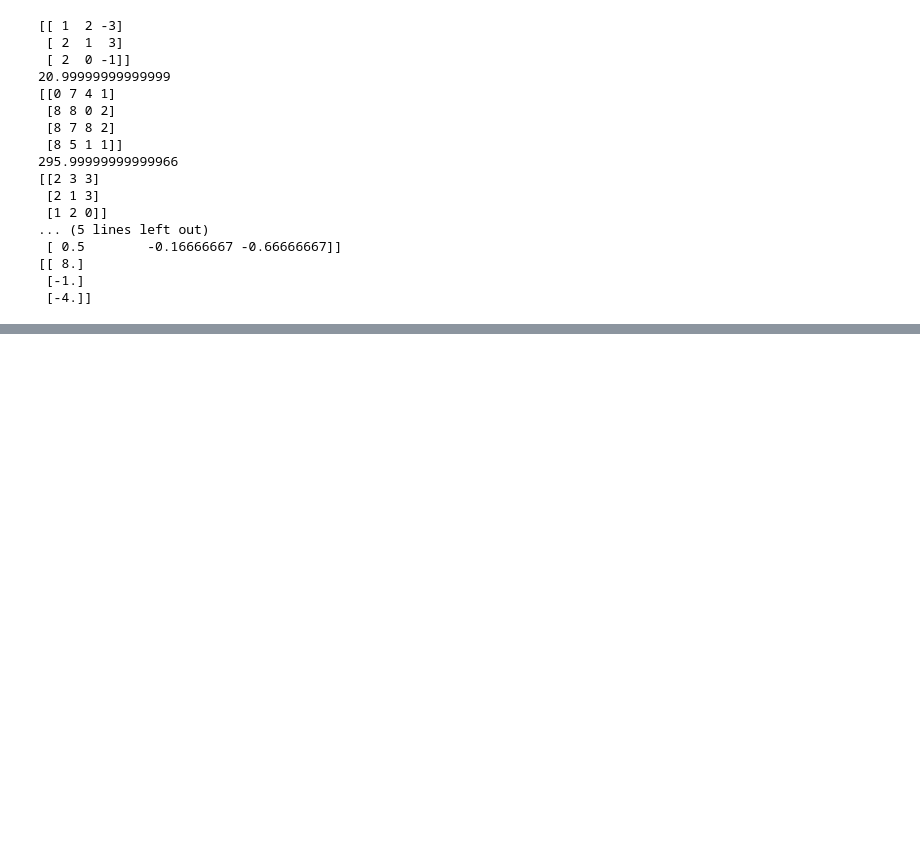
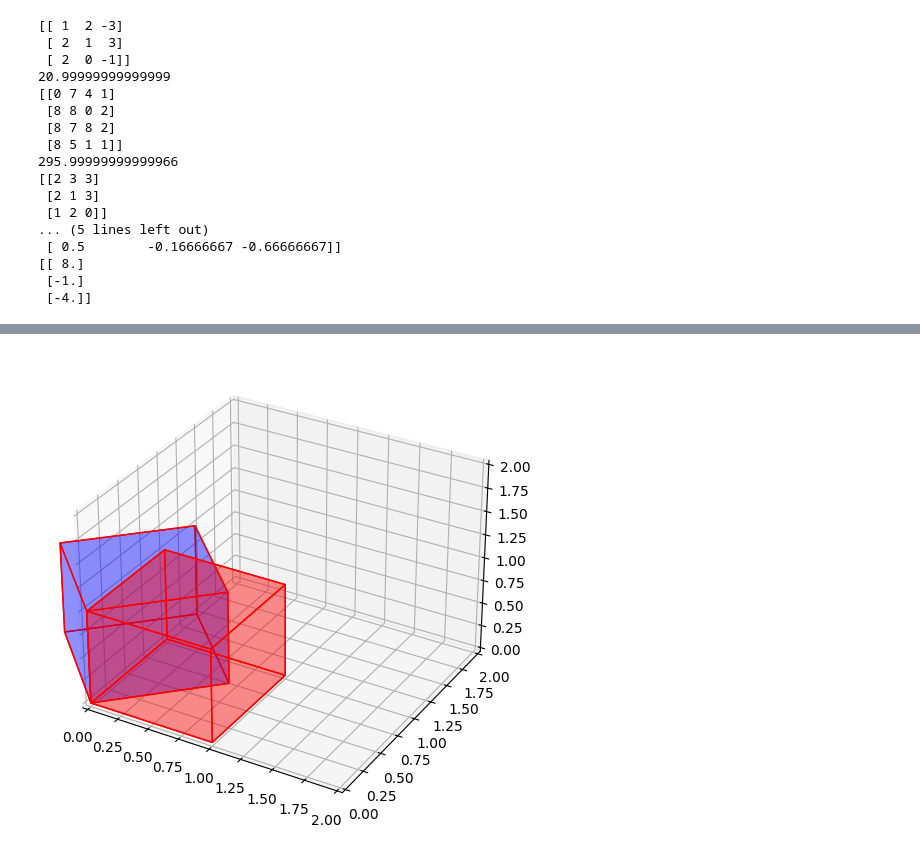
Before and after one commit to eltongaspar/python, a Jupyter notebook: #adatec - 01.ipynb, the cells around one changed output, grey strips where cells are left out. Drawn from its saved outputs; the diff is of its cells as text; code cells hidden in the pictures; blank space fills up the shorter version.

```diff
--- a/#adatec - 01.ipynb
+++ b/#adatec - 01.ipynb
@@ -980,0 +1124,59 @@ print(x)
+# %%
+import numpy as np
+import matplotlib.pyplot as plt
+from mpl_toolkits.mplot3d.art3d import Poly3DCollection
+
+# Definindo as coordenadas do quadrado original
+square = np.array([[0, 1, 1, 0, 0],
+                   [0, 0, 1, 1, 0]])
+
+
+# Função para plotar um cubo
+def plot_cube(ax, vertices, color):
+    # Definindo as faces do cubo
+    faces = [[vertices[j] for j in [0, 1, 2, 3]],
+             [vertices[j] for j in [4, 5, 6, 7]],
+             [vertices[j] for j in [0, 1, 5, 4]],
+             [vertices[j] for j in [2, 3, 7, 6]],
+             [vertices[j] for j in [1, 2, 6, 5]],
+             [vertices[j] for j in [0, 3, 7, 4]]]
+
+    # Plotando as faces do cubo
+    ax.add_collection3d(Poly3DCollection(faces, facecolors=color, linewidths=1, edgecolors='r', alpha=0.25))
+
+
+# Criando a figura e o subplot 3D
+fig = plt.figure(figsize=(8, 6))
+ax = fig.add_subplot(111, projection='3d')
+
+# Definindo os vértices do cubo original
+vertices_original = np.array([[0, 0, 0],
+                              [1, 0, 0],
+                              [1, 1, 0],
+                              [0, 1, 0],
+                              [0, 0, 1],
+                              [1, 0, 1],
+                              [1, 1, 1],
+                              [0, 1, 1]])
+
+# Plotando o cubo original
+plot_cube(ax, vertices_original, color='red')
+
+# Aplicando uma rotação ao cubo
+transformation_matrix = np.array([[np.cos(np.pi / 4), -np.sin(np.pi / 4), 0],
+                                  [np.sin(np.pi / 4), np.cos(np.pi / 4), 0],
+                                  [0, 0, 1]])
+vertices_rotated = np.dot(transformation_matrix, vertices_original.T).T
+
+# Plotando o cubo rotacionado
+plot_cube(ax, vertices_rotated, color='blue')
+
+# Ajustando os limites do gráfico
+ax.set_xlim(0, 2)
+ax.set_ylim(0, 2)
+ax.set_zlim(0, 2)
+
+# Exibindo o gráfico
+plt.show()
+# %% [output]
+[figure, added]
```
Also changed, not shown: parts of 4 cells of this notebook.
